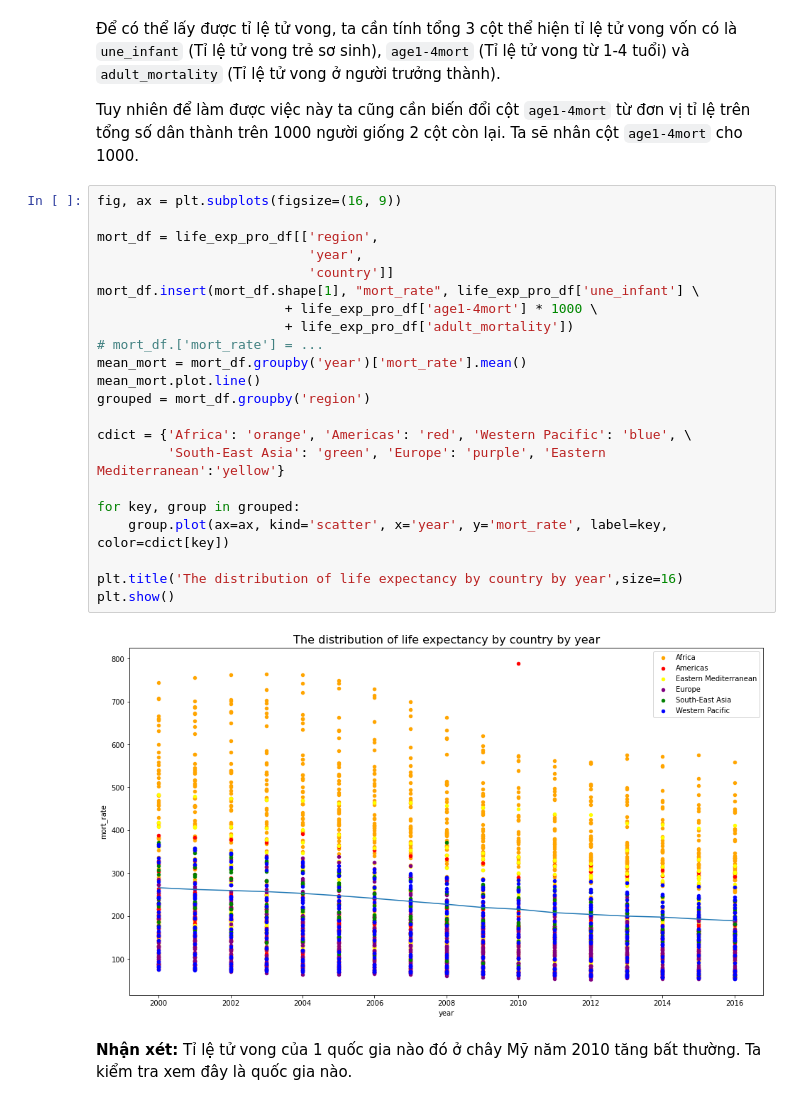
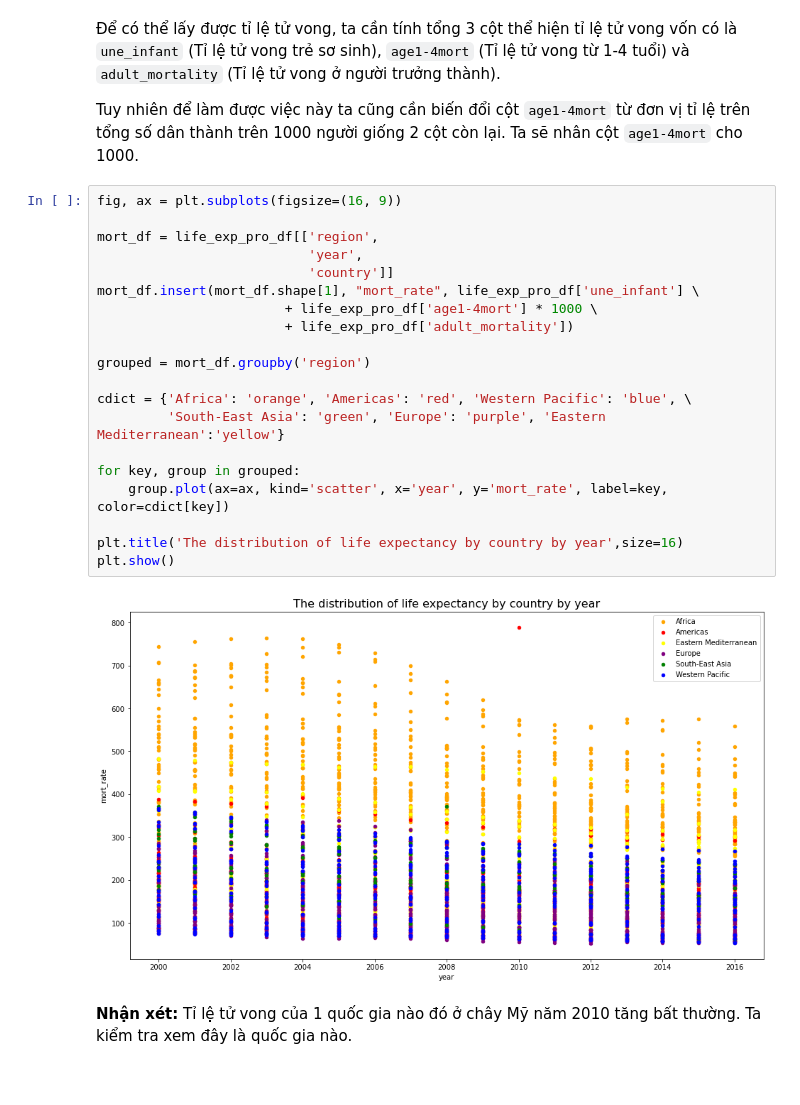
Before and after one commit to tronglocbrvt/FinalProject-P4DS, a Jupyter notebook: 18120197_19120068.ipynb, the cells around one changed output. Saved outputs shown, nothing was run; the diff lists cells and outputs as text.

```diff
--- a/18120197_19120068.ipynb
+++ b/18120197_19120068.ipynb
@@ -368,27 +368,25 @@ Tuy nhiên để làm được việc này ta cũng cần biến đổi cột `a
 # %%
 fig, ax = plt.subplots(figsize=(16, 9))
 
 mort_df = life_exp_pro_df[['region',
                            'year',
                            'country']]
 mort_df.insert(mort_df.shape[1], "mort_rate", life_exp_pro_df['une_infant'] \
                         + life_exp_pro_df['age1-4mort'] * 1000 \
                         + life_exp_pro_df['adult_mortality'])
-# mort_df.['mort_rate'] = ...
-mean_mort = mort_df.groupby('year')['mort_rate'].mean()
-mean_mort.plot.line()
+
 grouped = mort_df.groupby('region')
 
 cdict = {'Africa': 'orange', 'Americas': 'red', 'Western Pacific': 'blue', \
          'South-East Asia': 'green', 'Europe': 'purple', 'Eastern Mediterranean':'yellow'}
 
 for key, group in grouped:
     group.plot(ax=ax, kind='scatter', x='year', y='mort_rate', label=key, color=cdict[key])
 
 plt.title('The distribution of life expectancy by country by year',size=16)
 plt.show()
 # %% [output]
-[figure, old version]
+[figure, new version]
 # %% [markdown]
 **Nhận xét:** Tỉ lệ tử vong của 1 quốc gia nào đó ở chây Mỹ năm 2010 tăng bất thường. Ta kiểm tra xem đây là quốc gia nào.
 # %%
```
Also changed, not shown: parts of 24 cells of this notebook.
